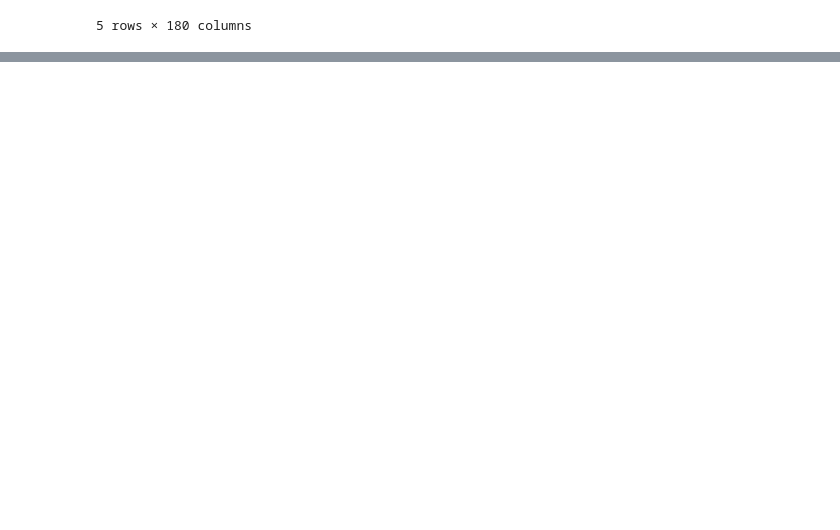
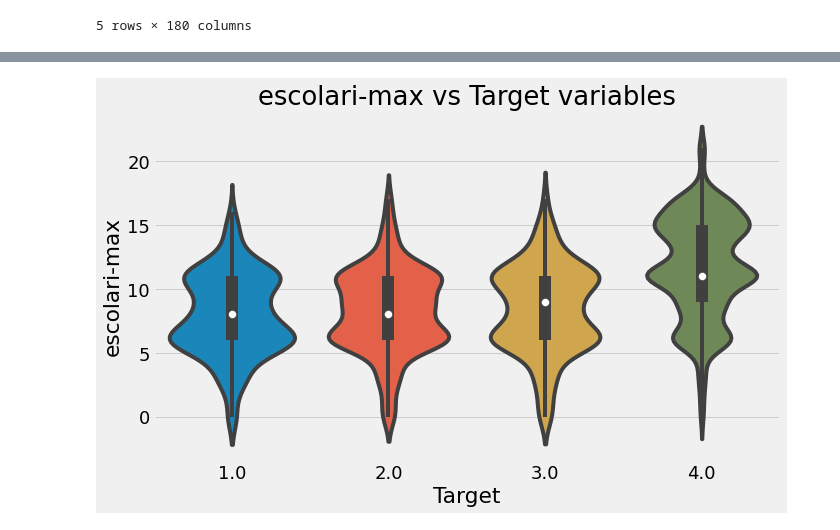
Before and after one commit to HyeonGeunY/costa-rican, a Jupyter notebook: notebooks/A_Complete_Introduction_and_Walkthrough.ipynb, the cells around one changed output, grey strips where cells are left out. Drawn from its saved outputs; the diff is of its cells as text; code cells hidden in the pictures; blank space fills up the shorter version.

```diff
--- a/notebooks/A_Complete_Introduction_and_Walkthrough.ipynb
+++ b/notebooks/A_Complete_Introduction_and_Walkthrough.ipynb
@@ -993,0 +1035,4 @@ ind_agg.head()
+# %%
+violin_by_target(x = 'Target', y = 'escolari-max', data = final)
+# %% [output]
+[figure, added]
```
Also changed, not shown: parts of 31 cells of this notebook, 2 other files.
